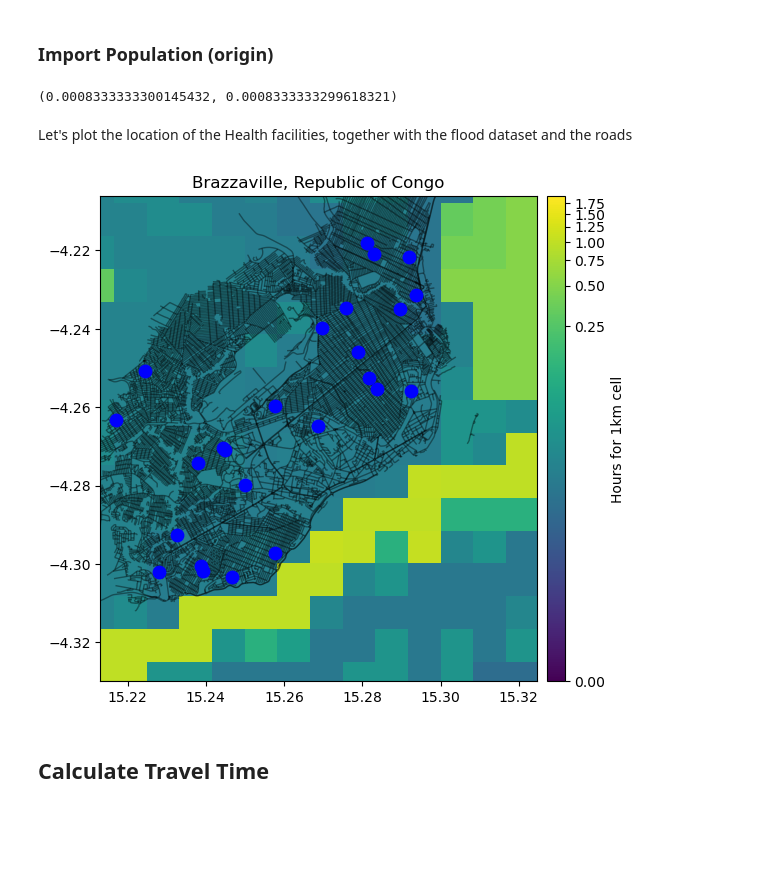
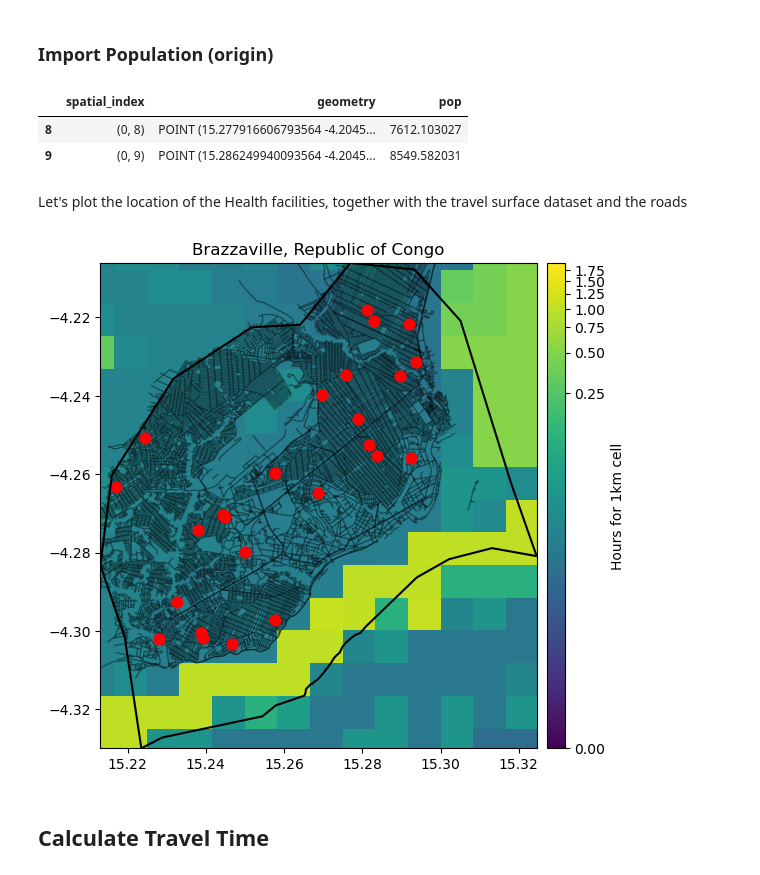
Before and after one commit to worldbank/Health-Access-Metrics, a Jupyter notebook: Tutorials/module2_accessibility.ipynb, the cells around one changed output. Cells and saved outputs as stored; diff of their text form; code cells hidden in the pictures; blank space fills up the shorter version.

```diff
--- a/Tutorials/module2_accessibility.ipynb
+++ b/Tutorials/module2_accessibility.ipynb
@@ -310,5 +309 @@ wp_path = join(data_dir, f'cog_GHS_2020_100.tif') # Download from link above
 pop_surf = rio.open(wp_path)
-# %%
-pop_surf.res
-# %% [output]
-(0.0008333333300145432, 0.0008333333299618321)
@@ -315,31 +315,47 @@ pop_surf.res
+# %%
+# Create a population df from population surface
+indices = list(np.ndindex(pop_surf.shape))
+xys = [Point(pop_surf.xy(ind[0], ind[1])) for ind in indices]
+res_df = pd.DataFrame({
+    'spatial_index': indices,
+    'geometry': xys,
+    'pop': pop_surf.read(1).flatten()
+})
+res_df = res_df[res_df["pop"] != -99999.0]
+res_df.head(2)
+# %% [output]
+|  | spatial_index | geometry | pop |
+| 8 | (0, 8) | POINT (15.277916606793564 -4.2045... | 7612.103027 |
+| 9 | (0, 9) | POINT (15.286249940093564 -4.2045... | 8549.582031 |
 # %% [markdown]
-Let's plot the location of the Health facilities, together with the flood dataset and the roads
+Let's plot the location of the Health facilities, together with the travel surface dataset and the roads
 # %%
 fig, ax = plt.subplots(figsize=(6, 8))
 ax.set_title("Brazzaville, Republic of Congo", fontsize=12, horizontalalignment='center')
 
 # Plot the flood data
 pop_image = show(travel_surf.read(1)*1000/60, transform=travel_surf.transform, ax=ax, norm=colors.PowerNorm(gamma=0.15), cmap='viridis', alpha = 1, zorder = 2)
 
 # Create an axis divider for the colorbar
 divider = make_axes_locatable(ax)
 cax = divider.append_axes('right', size="4%", pad=0.1)
 
 # Add the colorbar
 cb = fig.colorbar(pop_image.get_images()[0], cax=cax, orientation='vertical')
 cb.set_label("Hours for 1km cell")
 
 # Plot the road network not impcted
 roads_osm.roads_raw.plot(ax=ax, color='black', linewidth=1, alpha = 0.4, zorder = 2)
 # PLot the Health facilities
-hf.plot(ax=ax, color='blue', markersize = 80, zorder=3)
+hf.plot(ax=ax, color='red', markersize = 60, zorder=3)
+city.boundary.plot(ax=ax, color = "black", zorder=3, edgecolor="black")
 
 ax.set_xlim(city_shp.bounds[0], city_shp.bounds[2])
 ax.set_ylim(city_shp.bounds[1], city_shp.bounds[3])
 
 plt.show()
 # %% [output]
-[figure, old version]
+[figure, new version]
 # %% [markdown]
 ## Calculate Travel Time
 # %%
```
Also changed, not shown: parts of 21 cells of this notebook.
